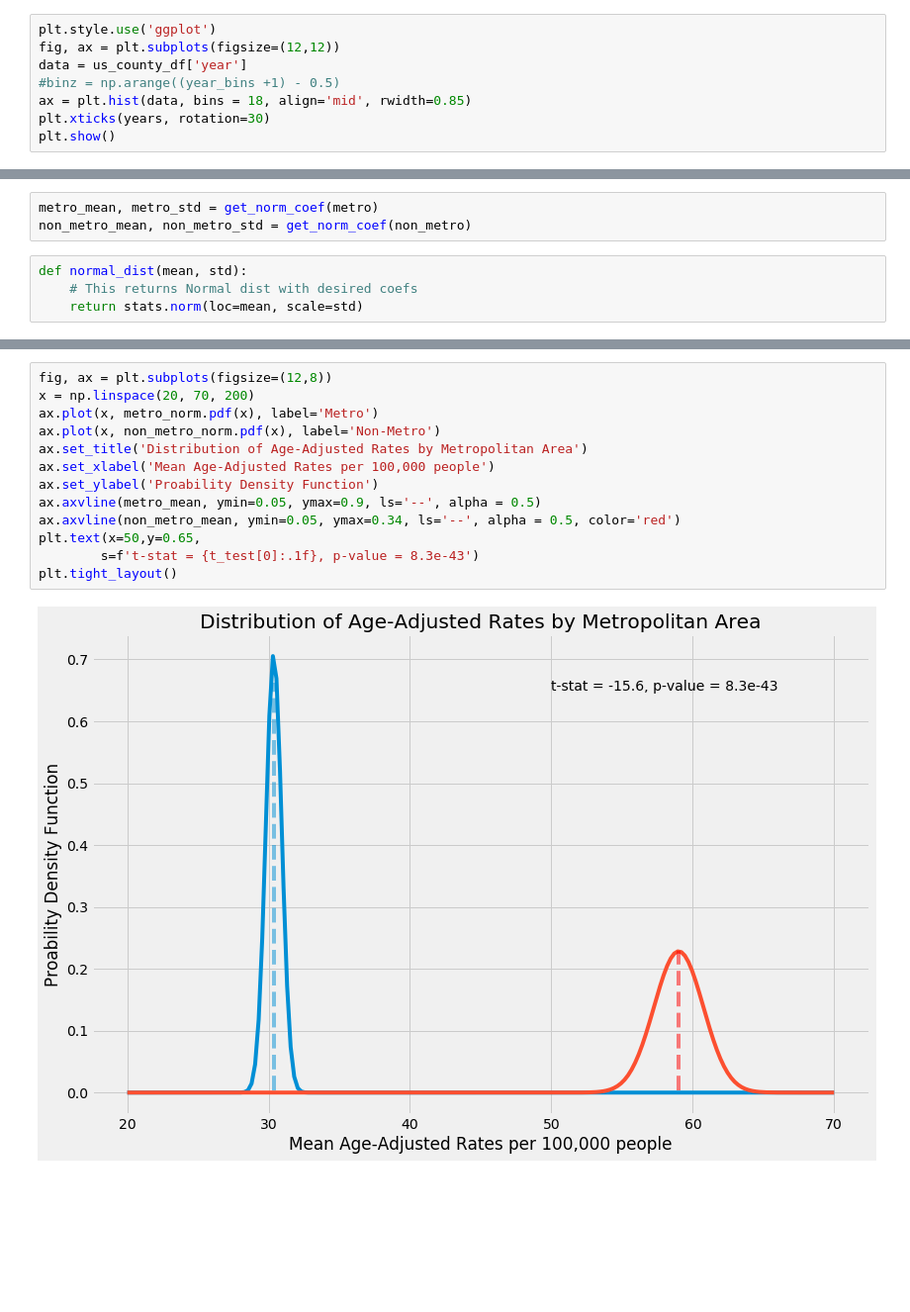
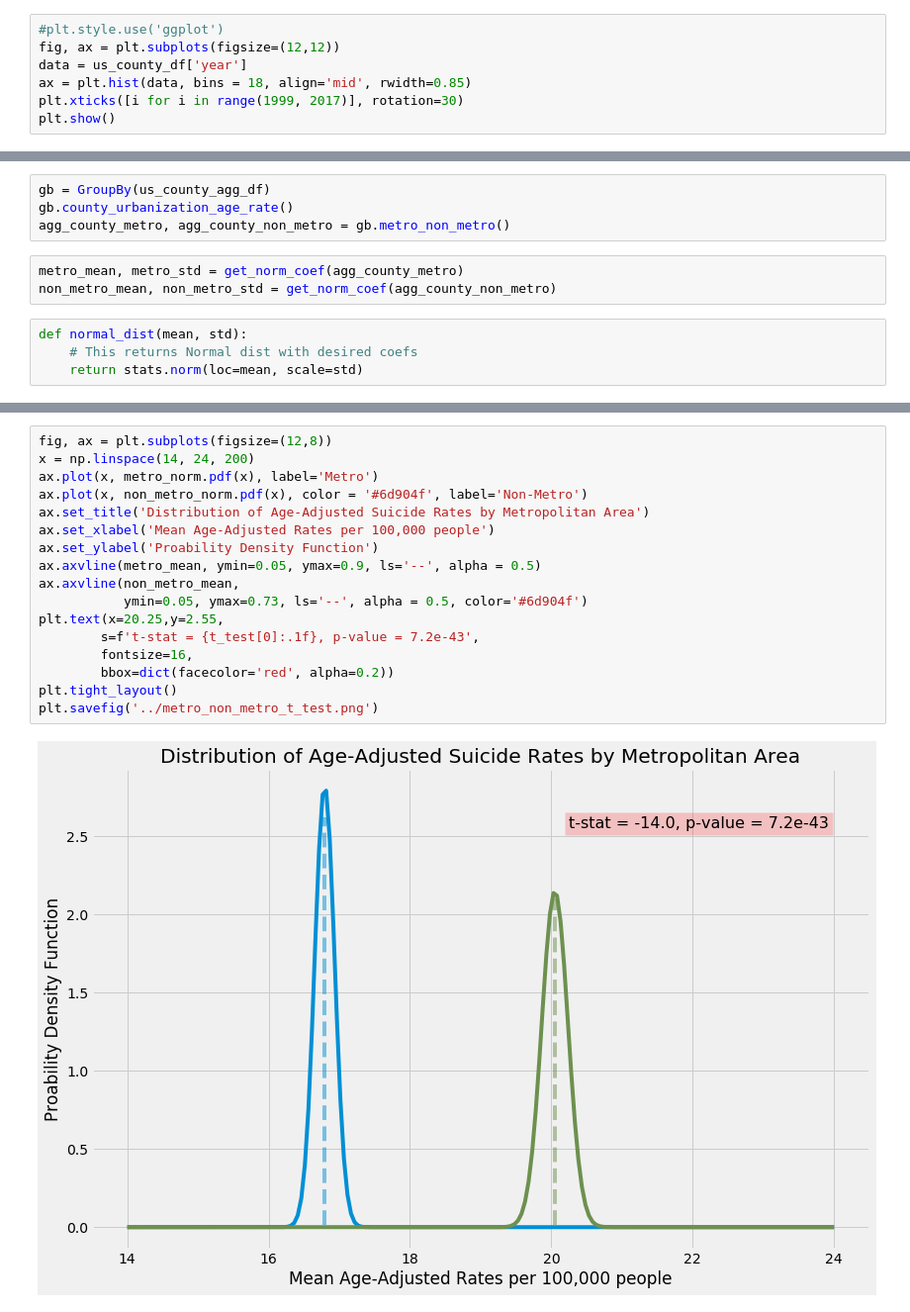
Before and after one commit to A-Hanson/suicide_rate_trends_in_the_us, a Jupyter notebook: notebooks/us_county_initial_viz.ipynb, the cells around one changed output, grey strips where cells are left out. Shown: that part at 99% size. Saved outputs shown, nothing was run; the diff lists cells and outputs as text; blank space fills up the shorter version.

```diff
--- a/notebooks/us_county_initial_viz.ipynb
+++ b/notebooks/us_county_initial_viz.ipynb
@@ -41,11 +54,10 @@ array([[<matplotlib.axes._subplots.AxesSubplot object at 0x...>]],
       dtype=object)
 [figure]
 # %%
-plt.style.use('ggplot')
+#plt.style.use('ggplot')
 fig, ax = plt.subplots(figsize=(12,12))
 data = us_county_df['year']
-#binz = np.arange((year_bins +1) - 0.5)
 ax = plt.hist(data, bins = 18, align='mid', rwidth=0.85)
-plt.xticks(years, rotation=30)
+plt.xticks([i for i in range(1999, 2017)], rotation=30)
 plt.show()
 # %% [output]
@@ -55,6 +65,10 @@ metro, non_metro = GroupBy(us_county_df).metro_non_metro()
+# %%
+gb = GroupBy(us_county_agg_df)
+gb.county_urbanization_age_rate()
+agg_county_metro, agg_county_non_metro = gb.metro_non_metro()
 # %%
-metro_mean, metro_std = get_norm_coef(metro)
-non_metro_mean, non_metro_std = get_norm_coef(non_metro)
+metro_mean, metro_std = get_norm_coef(agg_county_metro)
+non_metro_mean, non_metro_std = get_norm_coef(agg_county_non_metro)
 # %%
 def normal_dist(mean, std):
     # This returns Normal dist with desired coefs
@@ -66,15 +80,19 @@ t_test = stats.ttest_ind(metro['age_adjusted_rate'], non_metro['age_adjusted_rat
 # %%
 fig, ax = plt.subplots(figsize=(12,8))
-x = np.linspace(20, 70, 200)
+x = np.linspace(14, 24, 200)
 ax.plot(x, metro_norm.pdf(x), label='Metro')
-ax.plot(x, non_metro_norm.pdf(x), label='Non-Metro')
-ax.set_title('Distribution of Age-Adjusted Rates by Metropolitan Area')
+ax.plot(x, non_metro_norm.pdf(x), color = '#6d904f', label='Non-Metro')
+ax.set_title('Distribution of Age-Adjusted Suicide Rates by Metropolitan Area')
 ax.set_xlabel('Mean Age-Adjusted Rates per 100,000 people')
 ax.set_ylabel('Proability Density Function')
 ax.axvline(metro_mean, ymin=0.05, ymax=0.9, ls='--', alpha = 0.5)
-ax.axvline(non_metro_mean, ymin=0.05, ymax=0.34, ls='--', alpha = 0.5, color='red')
-plt.text(x=50,y=0.65,
-        s=f't-stat = {t_test[0]:.1f}, p-value = 8.3e-43')
+ax.axvline(non_metro_mean,
+           ymin=0.05, ymax=0.73, ls='--', alpha = 0.5, color='#6d904f')
+plt.text(x=20.25,y=2.55,
+        s=f't-stat = {t_test[0]:.1f}, p-value = 7.2e-43',
+        fontsize=16,
+        bbox=dict(facecolor='red', alpha=0.2))
 plt.tight_layout()
+plt.savefig('../metro_non_metro_t_test.png')
 # %% [output]
-[figure, old version]
+[figure, new version]
```
Also changed, not shown: parts of 8 cells of this notebook, 11 other files.
